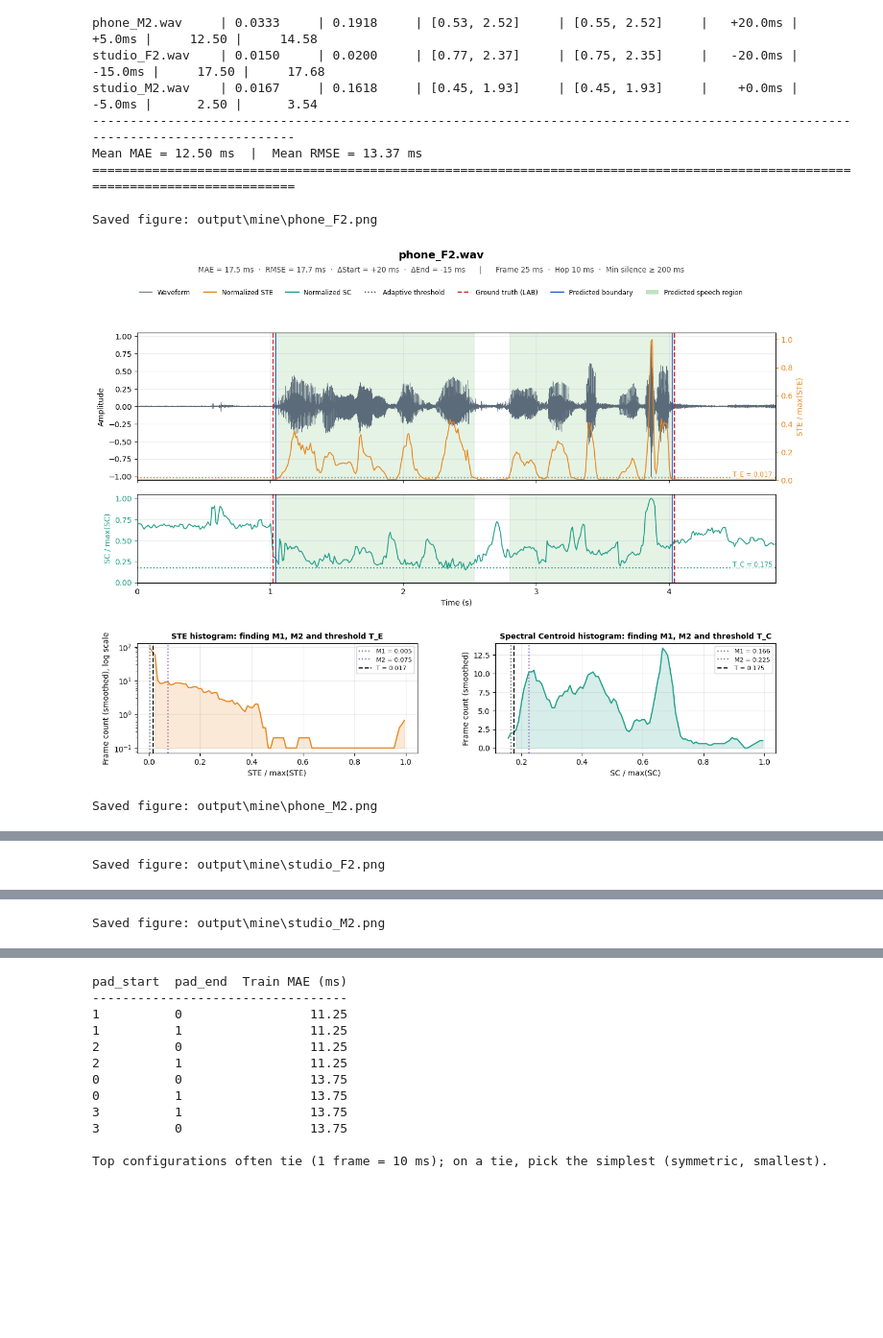
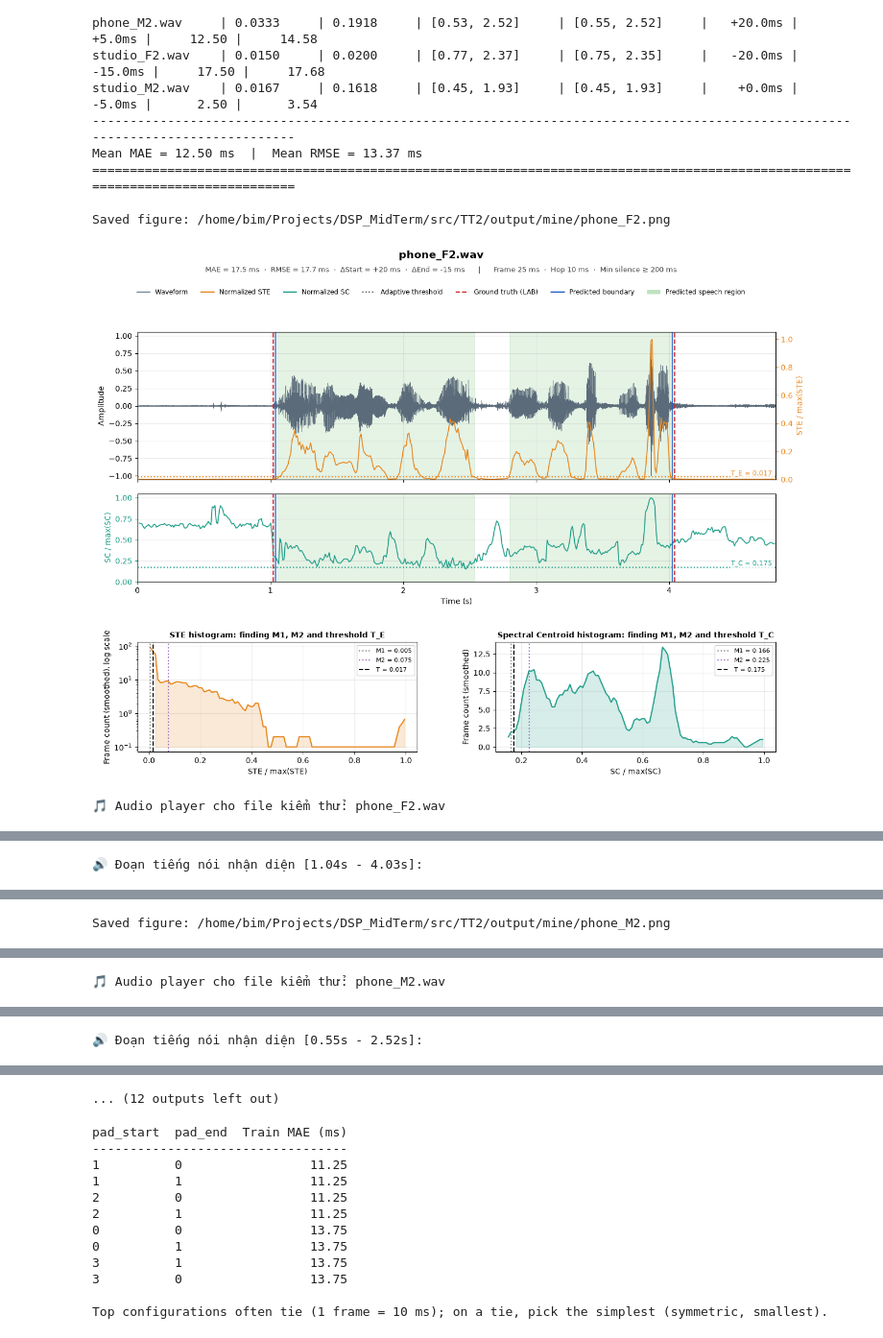
Before and after one commit to dientruonggg/DSP-Midterm, a Jupyter notebook: src/TT2/1-mine.ipynb, the cells around one changed output, grey strips where cells are left out. Shown at 96% size. Cells and saved outputs as stored; diff of their text form; code cells hidden in the pictures; blank space fills up the shorter version.

Commit message:
feat(audio): load local audio files and embed playable audio widgets in TT1, TT2, and TT3 notebooks

```diff
--- a/src/TT2/1-mine.ipynb
+++ b/src/TT2/1-mine.ipynb
@@ -8,10 +8,18 @@ import matplotlib.pyplot as plt
 import numpy as np
 from matplotlib.lines import Line2D
 from matplotlib.patches import Patch
+from IPython.display import Audio, display
 
-TRAIN_DIR = Path("../../TinHieuHuanLuyen")
-TEST_DIR = Path("../../TinHieuKiemThu")
-OUTPUT_DIR = Path("output/mine")
+def find_project_root():
+    for candidate in [Path.cwd(), *Path.cwd().parents]:
+        if (candidate / "TinHieuHuanLuyen").exists() and (candidate / "TinHieuKiemThu").exists():
+            return candidate
+    return Path.cwd()
+
+PROJECT_ROOT = find_project_root()
+TRAIN_DIR = PROJECT_ROOT / "TinHieuHuanLuyen"
+TEST_DIR = PROJECT_ROOT / "TinHieuKiemThu"
+OUTPUT_DIR = PROJECT_ROOT / "src" / "TT2" / "output" / "mine"
 OUTPUT_DIR.mkdir(parents=True, exist_ok=True)
 
 # DSP parameters
@@ -397,33 +405,48 @@ def plot_evaluation(ev):
                    "STE histogram: finding M1, M2 and threshold T_E", "STE / max(STE)", log_scale=True)
     draw_histogram(fig.add_subplot(gs_bot[1]), result.centroid, C_SC,
                    "Spectral Centroid histogram: finding M1, M2 and threshold T_C", "SC / max(SC)")
 
     # Title and shared legend
     fig.suptitle(sample.name, fontsize=14, fontweight="bold", y=0.985)
     fig.text(0.5, 0.945,
              f"MAE = {ev.mae:.1f} ms  ·  RMSE = {ev.rmse:.1f} ms  ·  ΔStart = {ev.d_start:+.0f} ms  ·  ΔEnd = {ev.d_end:+.0f} ms"
              f"      |      Frame {FRAME_MS} ms  ·  Hop {HOP_MS} ms  ·  Min silence ≥ {MIN_SILENCE_MS} ms",
              ha="center", fontsize=9.5, color="0.25")
     handles = [
         Line2D([0], [0], color=C_WAVE, linewidth=1.2, label="Waveform"),
         Line2D([0], [0], color=C_STE, linewidth=1.6, label="Normalized STE"),
         Line2D([0], [0], color=C_SC, linewidth=1.6, label="Normalized SC"),
         Line2D([0], [0], color="0.3", linestyle=":", linewidth=1.6, label="Adaptive threshold"),
         Line2D([0], [0], color=C_GT, linestyle="--", linewidth=1.6, label="Ground truth (LAB)"),
         Line2D([0], [0], color=C_PRED, linewidth=1.6, label="Predicted boundary"),
         Patch(facecolor=C_SPEECH, alpha=0.3, label="Predicted speech region"),
     ]
     fig.legend(handles=handles, loc="upper center", bbox_to_anchor=(0.5, 0.925), ncol=7, fontsize=8.5, frameon=False)
 
     fig_path = OUTPUT_DIR / f"{Path(sample.name).stem}.png"
     fig.savefig(fig_path, dpi=150)
     print(f"Saved figure: {fig_path}")
     plt.show()
 
+    # Nạp và hiển thị audio player cho file kiểm thử cục bộ
+    wav_file_path = TEST_DIR / sample.name
+    print(f"🎵 Audio player cho file kiểm thử: {sample.name}")
+    if wav_file_path.exists():
+        display(Audio(filename=str(wav_file_path)))
+    else:
+        display(Audio(data=sample.signal, rate=sample.fs))
+
+    # Audio player cho đoạn tiếng nói đã phân tách
+    st_idx = int(result.start * sample.fs)
+    en_idx = min(len(sample.signal), int(result.end * sample.fs))
+    if en_idx > st_idx:
+        print(f"🔊 Đoạn tiếng nói nhận diện [{result.start:.2f}s - {result.end:.2f}s]:")
+        display(Audio(data=sample.signal[st_idx:en_idx], rate=sample.fs))
+
 
 for ev in test_eval:
     plot_evaluation(ev)
 # %% [output]
-Saved figure: output\mine\phone_F2.png
+Saved figure: /home/bim/Projects/DSP_MidTerm/src/TT2/output/mine/phone_F2.png
-[figure, old version]
+[figure, new version]
-Saved figure: output\mine\phone_M2.png
+🎵 Audio player cho file kiểm thử: phone_F2.wav
@@ -429,0 +454 @@ Saved figure: output\mine\phone_M2.png
+🔊 Đoạn tiếng nói nhận diện [1.04s - 4.03s]:
@@ -429,0 +456 @@ Saved figure: output\mine\phone_M2.png
+Saved figure: /home/bim/Projects/DSP_MidTerm/src/TT2/output/mine/phone_M2.png
@@ -431 +457,0 @@ Saved figure: output\mine\phone_M2.png
-Saved figure: output\mine\studio_F2.png
@@ -433 +457,0 @@ Saved figure: output\mine\studio_F2.png
-Saved figure: output\mine\studio_M2.png
@@ -434,0 +458 @@ Saved figure: output\mine\studio_M2.png
+🎵 Audio player cho file kiểm thử: phone_M2.wav
@@ -434,0 +460 @@ Saved figure: output\mine\studio_M2.png
+🔊 Đoạn tiếng nói nhận diện [0.55s - 2.52s]:
@@ -435,3 +462,4 @@ Saved figure: output\mine\studio_M2.png
+... (12 outputs left out)
 # %%
 # Cell 7: Boundary-padding sweep (0-4 frames per side).
 # PAD_START / PAD_END are not given by the paper, so this sweep is the evidence for the values in Cell 1.
```
Also changed, not shown: parts of 1 cell of this notebook, 31 other files.
